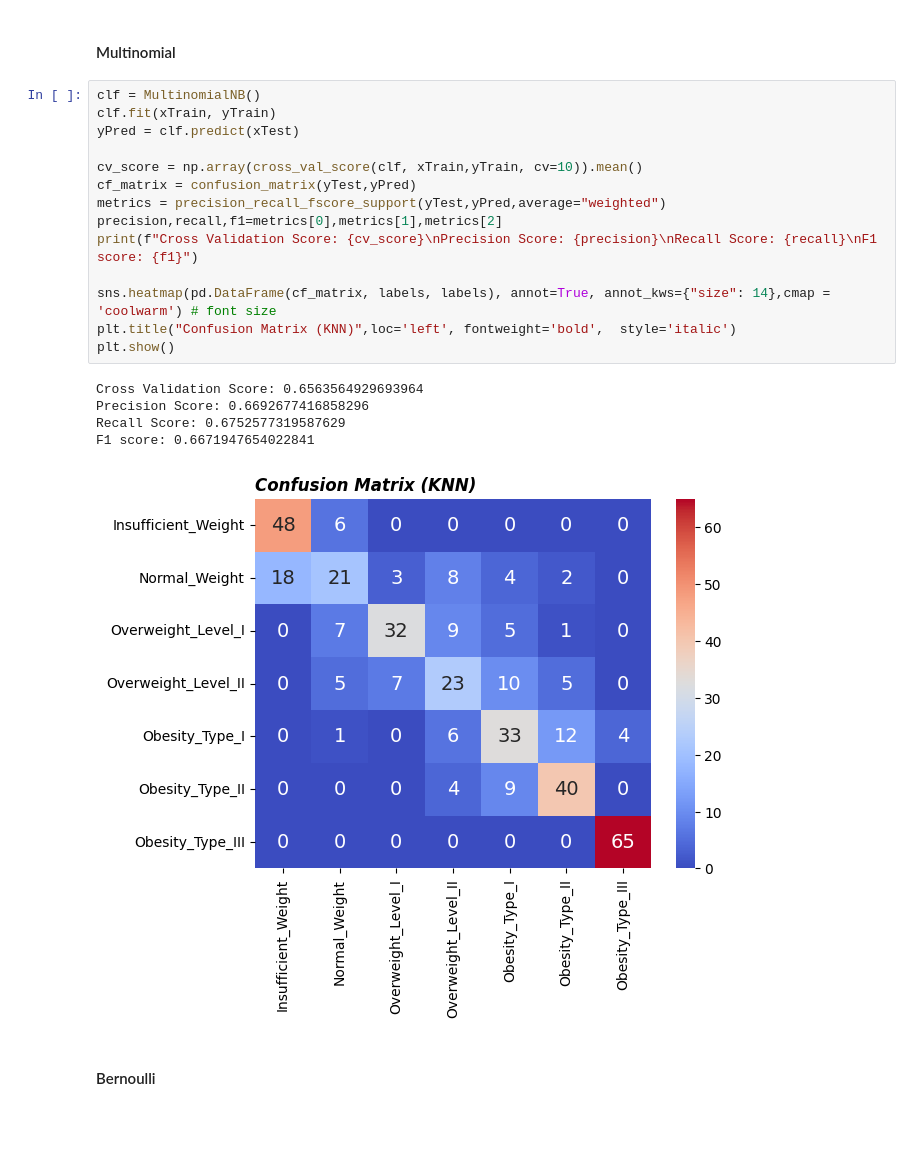
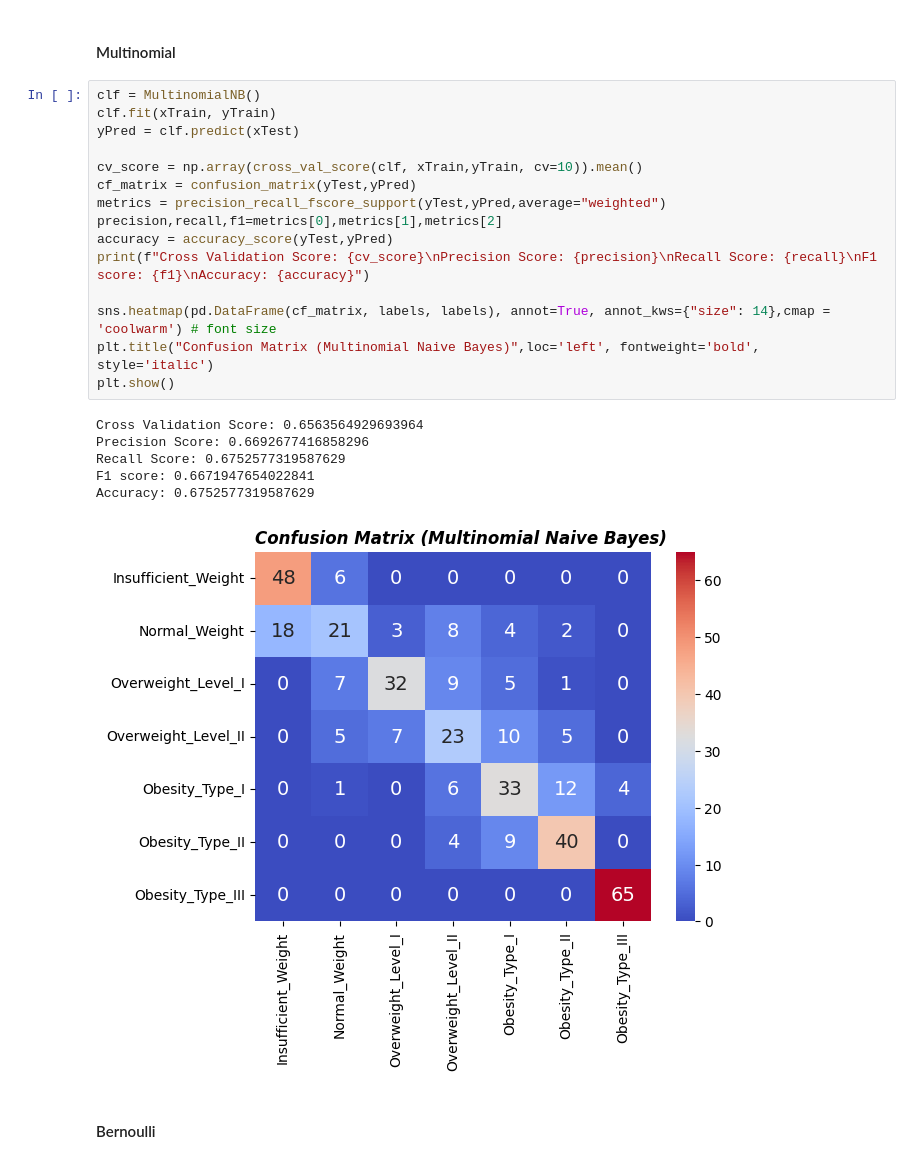
Before and after one commit to xvxvdee/CPS844_Assignment, a Jupyter notebook: Naive_Bayes.ipynb, the cells around one changed output. Drawn from its saved outputs; the diff is of its cells as text; blank space fills up the shorter version.

Commit message:
Fixed Naive Bayes tables and add accuracy score

```diff
--- a/Naive_Bayes.ipynb
+++ b/Naive_Bayes.ipynb
@@ -67,23 +69,25 @@ F1 score: 0.6497736882727508
 # %%
 clf = MultinomialNB()
 clf.fit(xTrain, yTrain)
 yPred = clf.predict(xTest)
 
 cv_score = np.array(cross_val_score(clf, xTrain,yTrain, cv=10)).mean()
 cf_matrix = confusion_matrix(yTest,yPred)
 metrics = precision_recall_fscore_support(yTest,yPred,average="weighted")
 precision,recall,f1=metrics[0],metrics[1],metrics[2]
-print(f"Cross Validation Score: {cv_score}\nPrecision Score: {precision}\nRecall Score: {recall}\nF1 score: {f1}")
+accuracy = accuracy_score(yTest,yPred)
+print(f"Cross Validation Score: {cv_score}\nPrecision Score: {precision}\nRecall Score: {recall}\nF1 score: {f1}\nAccuracy: {accuracy}")
 
 sns.heatmap(pd.DataFrame(cf_matrix, labels, labels), annot=True, annot_kws={"size": 14},cmap = 'coolwarm') # font size
-plt.title("Confusion Matrix (KNN)",loc='left', fontweight='bold',  style='italic')
+plt.title("Confusion Matrix (Multinomial Naive Bayes)",loc='left', fontweight='bold',  style='italic')
 plt.show()
 # %% [output]
 Cross Validation Score: 0.6563564929693964
 Precision Score: 0.6692677416858296
 Recall Score: 0.6752577319587629
 F1 score: 0.6671947654022841
+Accuracy: 0.6752577319587629
-[figure, old version]
+[figure, new version]
 # %% [markdown]
 #### Bernoulli
 # %%
```
Also changed, not shown: parts of 3 cells of this notebook.
